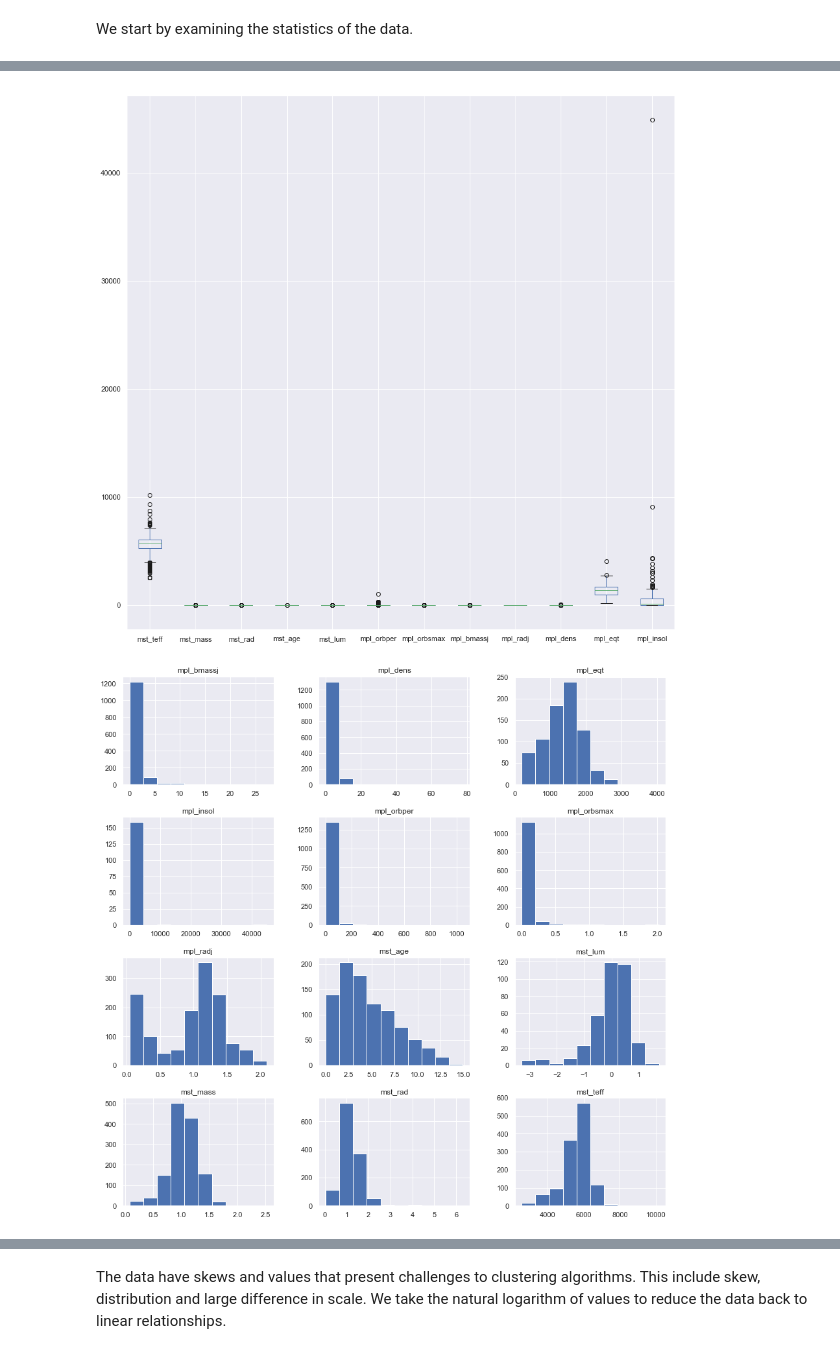
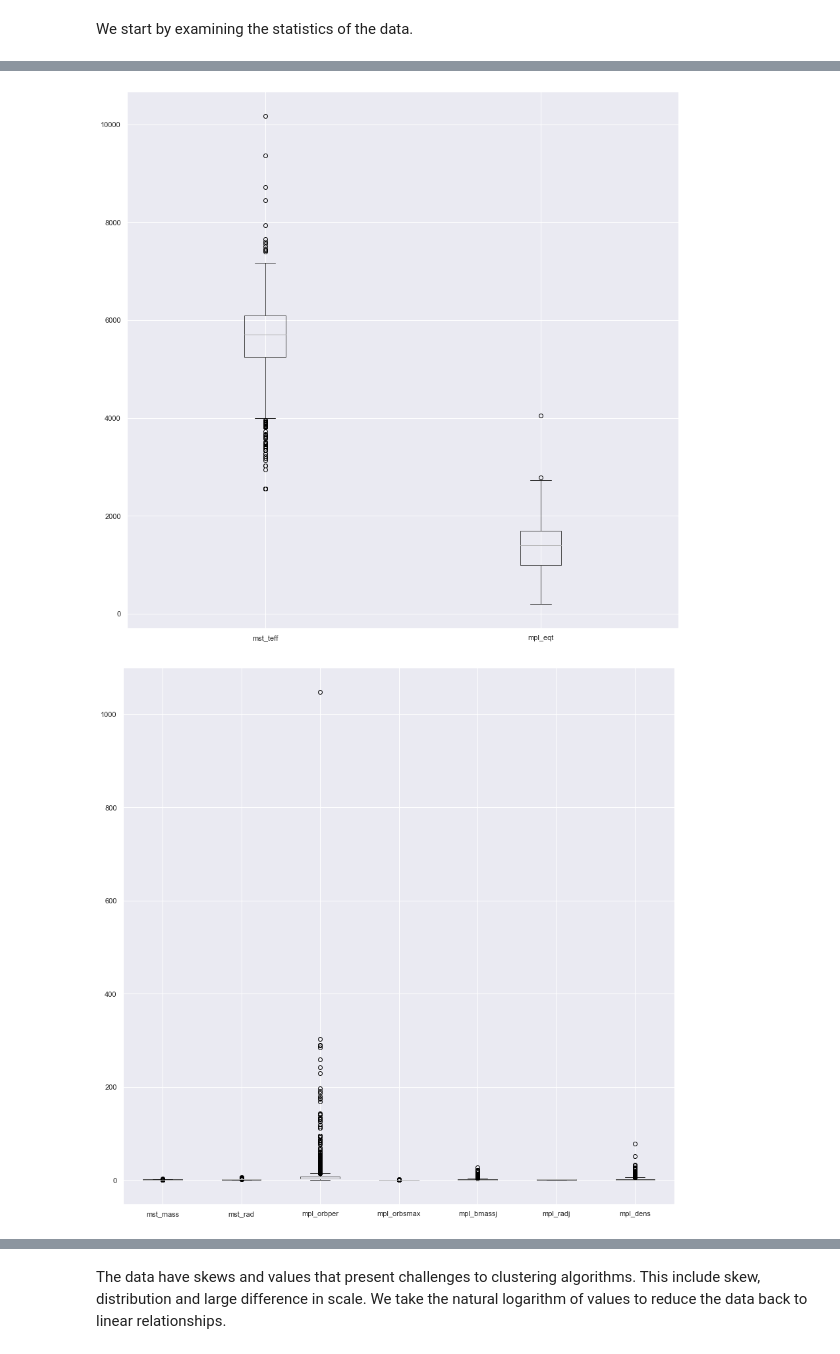
Before and after one commit to crankymax/USQ_CSC8004_exoplanets, a Jupyter notebook: Exploratory Data Analysis.ipynb, the cells around one changed output, grey strips where cells are left out. Saved outputs shown, nothing was run; the diff lists cells and outputs as text; code cells hidden in the pictures.

```diff
--- a/Exploratory Data Analysis.ipynb
+++ b/Exploratory Data Analysis.ipynb
@@ -1,19 +1,21 @@
 # %%
 import pandas as pd
+import numpy as np
 import matplotlib.pyplot as plt
 import seaborn as sns
 
 import math
 
 %matplotlib inline
+pd.set_option('precision', 2)
 sns.set()
 
 column_list = ['mpl_hostname','mpl_letter','mst_metratio','mpl_discmethod','mpl_pnum','mpl_orbper','mpl_orbsmax',
                'mpl_orbeccen','mpl_orbincl','mpl_bmassj','mpl_radj','mpl_dens','mpl_eqt','mpl_insol',
                'mst_teff','mst_mass','mst_rad','mst_age','mst_lum','mpl_status']
 
-core_columns = ['mst_teff','mst_mass','mst_rad','mst_age','mst_lum','mpl_orbper','mpl_orbsmax','mpl_bmassj',
-                'mpl_radj','mpl_dens','mpl_eqt','mpl_insol']
+core_columns = ['mst_teff','mst_mass','mst_rad','mpl_orbper','mpl_orbsmax',
+                                      'mpl_bmassj','mpl_radj','mpl_dens','mpl_eqt']
 # %% [markdown]
 Read the file containing the last data to be extracted from the archive.
 # %%
@@ -54,9 +53,10 @@ mpl_insol      11.147663
 dtype: float64
 # %%
-ax = exoplanet_core.boxplot(figsize=(15,15))
+ax = exoplanet_core.boxplot(figsize=(15,15),column=['mst_teff','mpl_eqt'])
 # %% [output]
-[figure, old version]
+[figure, new version]
 # %%
-ax = exoplanet_core.hist(figsize=(15,15))
+ax = exoplanet_core.boxplot(figsize=(15,15),column=['mst_mass','mst_rad','mpl_orbper','mpl_orbsmax','mpl_bmassj',
+                'mpl_radj','mpl_dens'])
 # %% [output]
-[figure, old version]
+[figure, new version]
```
Also changed, not shown: parts of 25 cells of this notebook, 7 other files.
